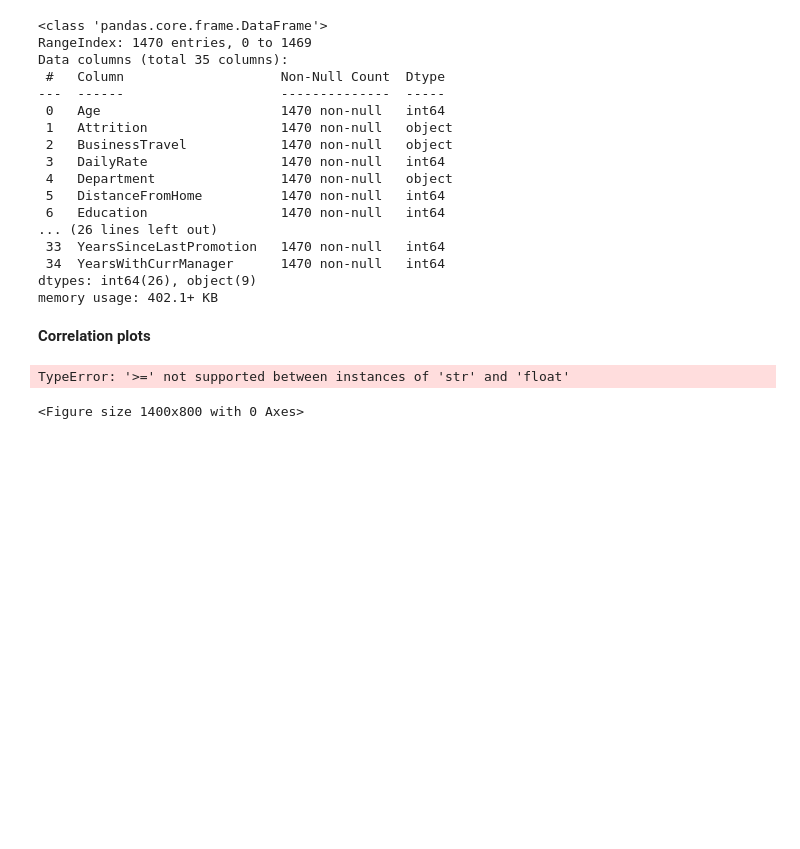
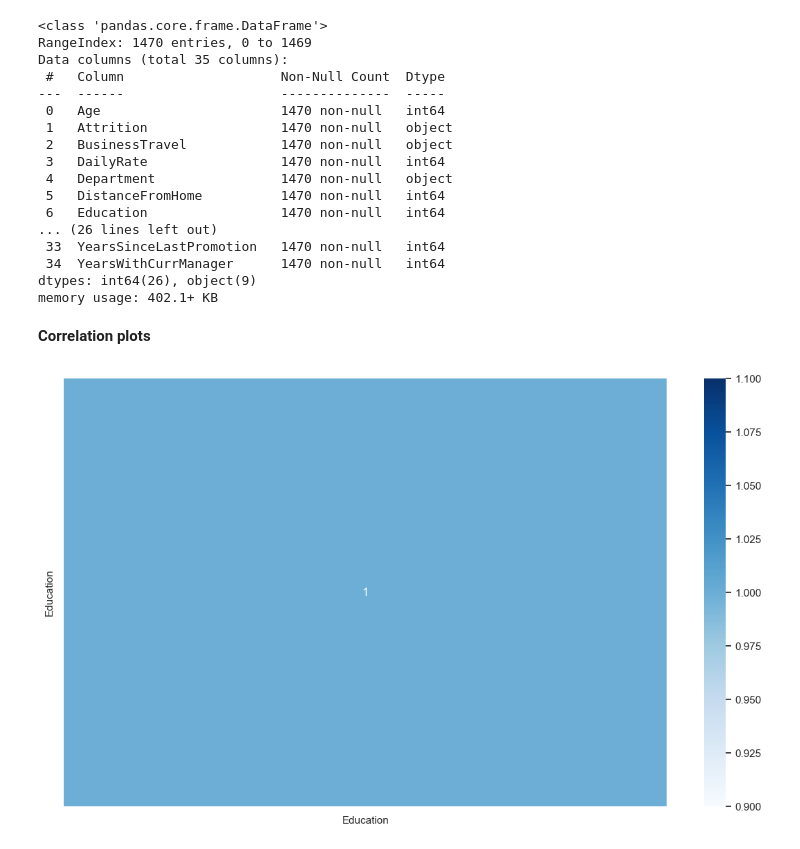
Before and after one commit to Samukat/IMproject, a Jupyter notebook: pre_analysis.ipynb, the cells around one changed output. Drawn from its saved outputs; the diff is of its cells as text; code cells hidden in the pictures; blank space fills up the shorter version.

```diff
--- a/pre_analysis.ipynb
+++ b/pre_analysis.ipynb
@@ -43,17 +43,17 @@ memory usage: 402.1+ KB
 # %%
 import seaborn as sns
 
 plt.figure(figsize=(14,8))
 sns.set_theme(style="white")
-df_vals = data
+df_vals = data[['Education']]
 corr = df_vals.corr()
 
-# mask = data >= 0.2
-# a = np.ma.masked_array(corr, mask)
+# mask = np.abs(corr) < 0.2
+# corr_mask = np.ma.masked_array(corr, mask)
 
-# print(a)
-# print(corr[])
+
+
+
 heatmap = sns.heatmap(corr, annot=True, cmap="Blues", fmt='.1g')
 # %% [output]
-TypeError: '>=' not supported between instances of 'str' and 'float'
-<Figure size 1400x800 with 0 Axes>
+[figure, added]
```
Also changed, not shown: parts of 4 cells of this notebook.
